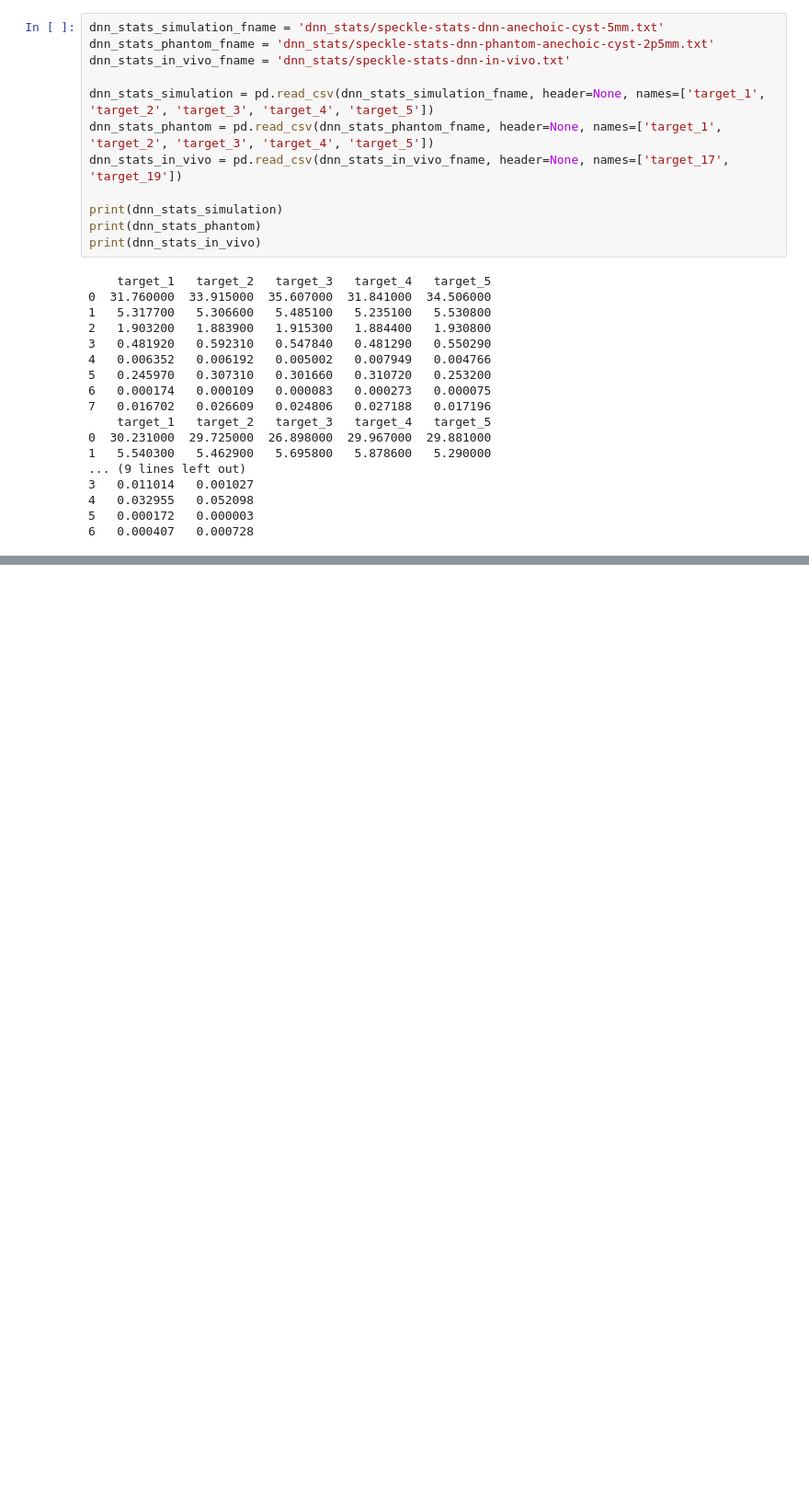
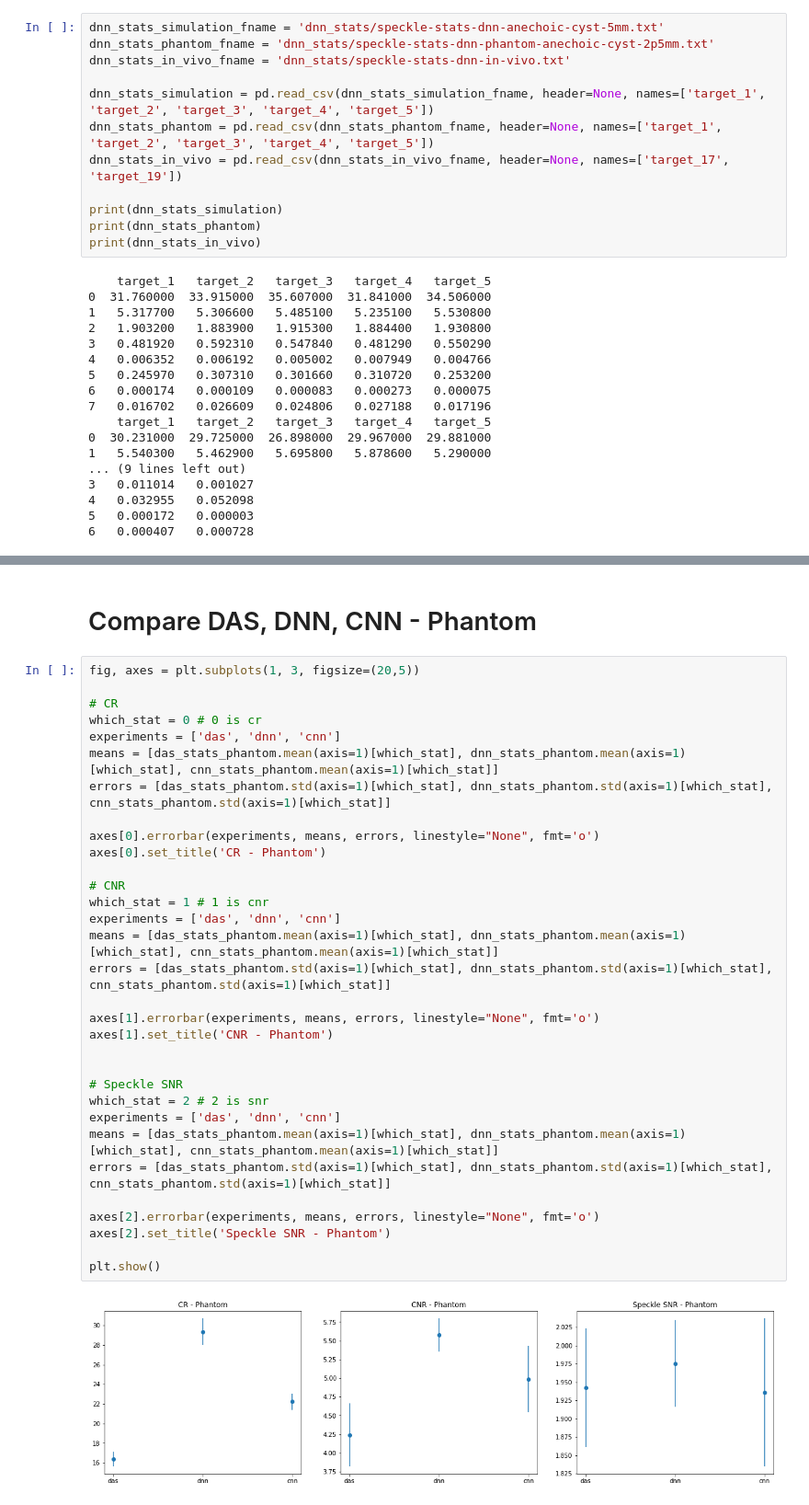
Before and after one commit to zhanwenchen/beam_nn, a Jupyter notebook: notebooks/Compare DNNs and CNNs.ipynb, the cells around one changed output, grey strips where cells are left out. Shown at 92% size. Cells and saved outputs as stored; diff of their text form; blank space fills up the shorter version.

```diff
--- a/notebooks/Compare DNNs and CNNs.ipynb
+++ b/notebooks/Compare DNNs and CNNs.ipynb
@@ -36,0 +136,36 @@ print(dnn_stats_in_vivo)
+# %% [markdown]
+# Compare DAS, DNN, CNN - Phantom
+# %%
+fig, axes = plt.subplots(1, 3, figsize=(20,5))
+
+# CR
+which_stat = 0 # 0 is cr
+experiments = ['das', 'dnn', 'cnn']
+means = [das_stats_phantom.mean(axis=1)[which_stat], dnn_stats_phantom.mean(axis=1)[which_stat], cnn_stats_phantom.mean(axis=1)[which_stat]]
+errors = [das_stats_phantom.std(axis=1)[which_stat], dnn_stats_phantom.std(axis=1)[which_stat], cnn_stats_phantom.std(axis=1)[which_stat]]
+
+axes[0].errorbar(experiments, means, errors, linestyle="None", fmt='o')
+axes[0].set_title('CR - Phantom')
+
+# CNR
+which_stat = 1 # 1 is cnr
+experiments = ['das', 'dnn', 'cnn']
+means = [das_stats_phantom.mean(axis=1)[which_stat], dnn_stats_phantom.mean(axis=1)[which_stat], cnn_stats_phantom.mean(axis=1)[which_stat]]
+errors = [das_stats_phantom.std(axis=1)[which_stat], dnn_stats_phantom.std(axis=1)[which_stat], cnn_stats_phantom.std(axis=1)[which_stat]]
+
+axes[1].errorbar(experiments, means, errors, linestyle="None", fmt='o')
+axes[1].set_title('CNR - Phantom')
+
+
+# Speckle SNR
+which_stat = 2 # 2 is snr
+experiments = ['das', 'dnn', 'cnn']
+means = [das_stats_phantom.mean(axis=1)[which_stat], dnn_stats_phantom.mean(axis=1)[which_stat], cnn_stats_phantom.mean(axis=1)[which_stat]]
+errors = [das_stats_phantom.std(axis=1)[which_stat], dnn_stats_phantom.std(axis=1)[which_stat], cnn_stats_phantom.std(axis=1)[which_stat]]
+
+axes[2].errorbar(experiments, means, errors, linestyle="None", fmt='o')
+axes[2].set_title('Speckle SNR - Phantom')
+
+plt.show()
+# %% [output]
+[figure, added]
```
Also changed, not shown: parts of 9 cells of this notebook, 7 other files.
